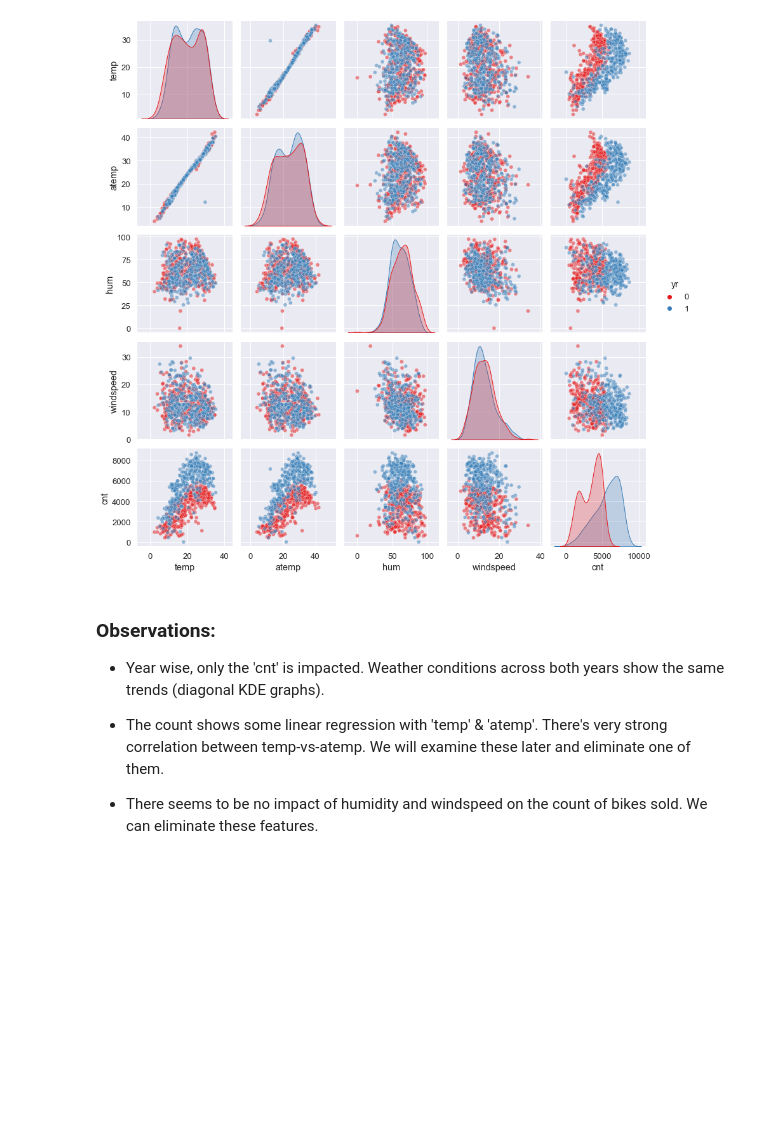
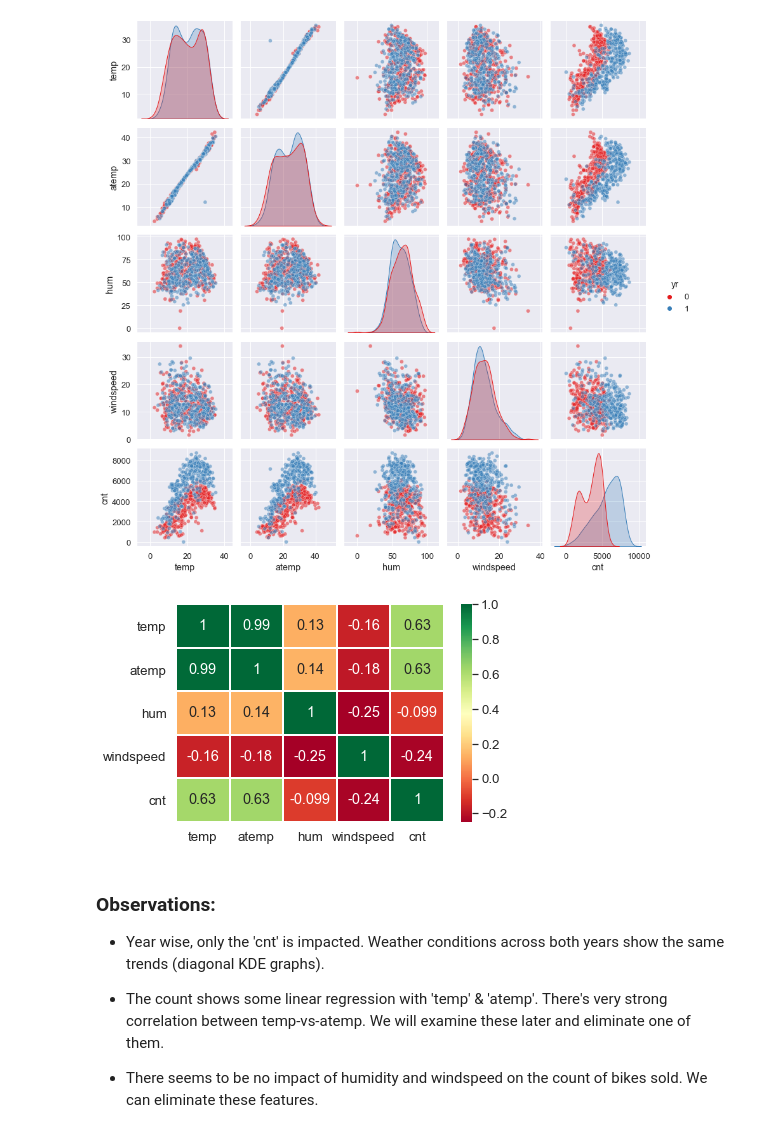
Before and after one commit to Monica05-aadi/Bike_LinearRegression, a Jupyter notebook: Bike Assignment.ipynb, the cells around one changed output. Saved outputs shown, nothing was run; the diff lists cells and outputs as text; code cells hidden in the pictures; blank space fills up the shorter version.

```diff
--- a/Bike Assignment.ipynb
+++ b/Bike Assignment.ipynb
@@ -189,6 +189,11 @@ sns.pairplot(data=df[numvars + ['yr']], hue='yr', plot_kws={'alpha':0.5}, palett
 plt.show()
 # %% [output]
 [figure]
+# %%
+sns.heatmap(data=df[numvars].corr(), annot = True, cmap="RdYlGn", linewidth =1)
+plt.show()
+# %% [output]
+[figure, added]
 # %% [markdown]
 ### Observations:
 - Year wise, only the 'cnt' is impacted. Weather conditions across both years show the same trends (diagonal KDE graphs).
```
Also changed, not shown: parts of 28 cells of this notebook, 1 other file.
